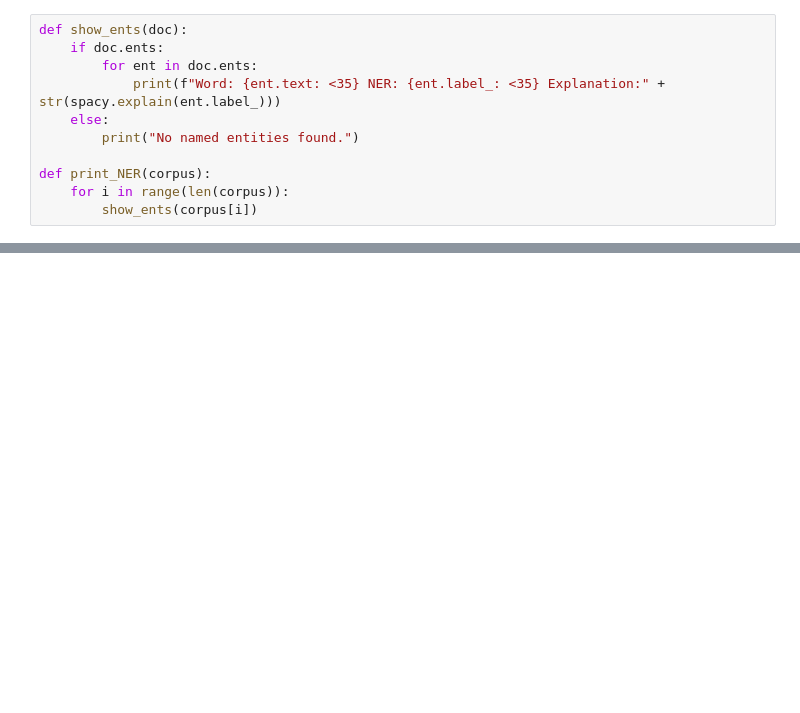
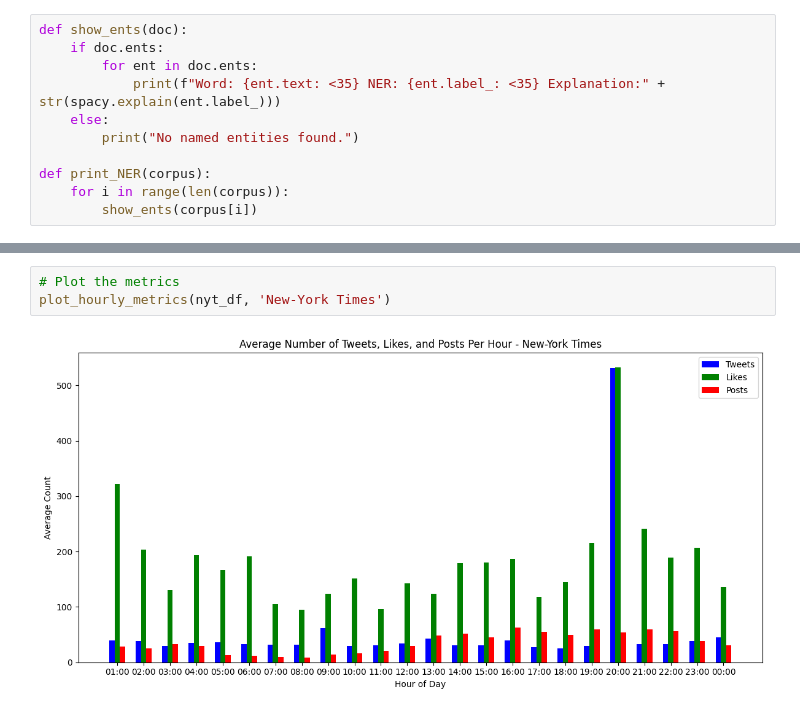
Before and after one commit to sprayr/NLP-Final, a Jupyter notebook: IdanDunsky_YanivKavehShtul_NLPFinal.ipynb, the cells around one changed output, grey strips where cells are left out. Drawn from its saved outputs; the diff is of its cells as text; blank space fills up the shorter version.

```diff
--- a/IdanDunsky_YanivKavehShtul_NLPFinal.ipynb
+++ b/IdanDunsky_YanivKavehShtul_NLPFinal.ipynb
@@ -461,0 +792,5 @@ print_NER(bbc_processed_corpus)
+# %%
+# Plot the metrics
+plot_hourly_metrics(nyt_df, 'New-York Times')
+# %% [output]
+[figure, added]
```
Also changed, not shown: parts of 26 cells of this notebook.
